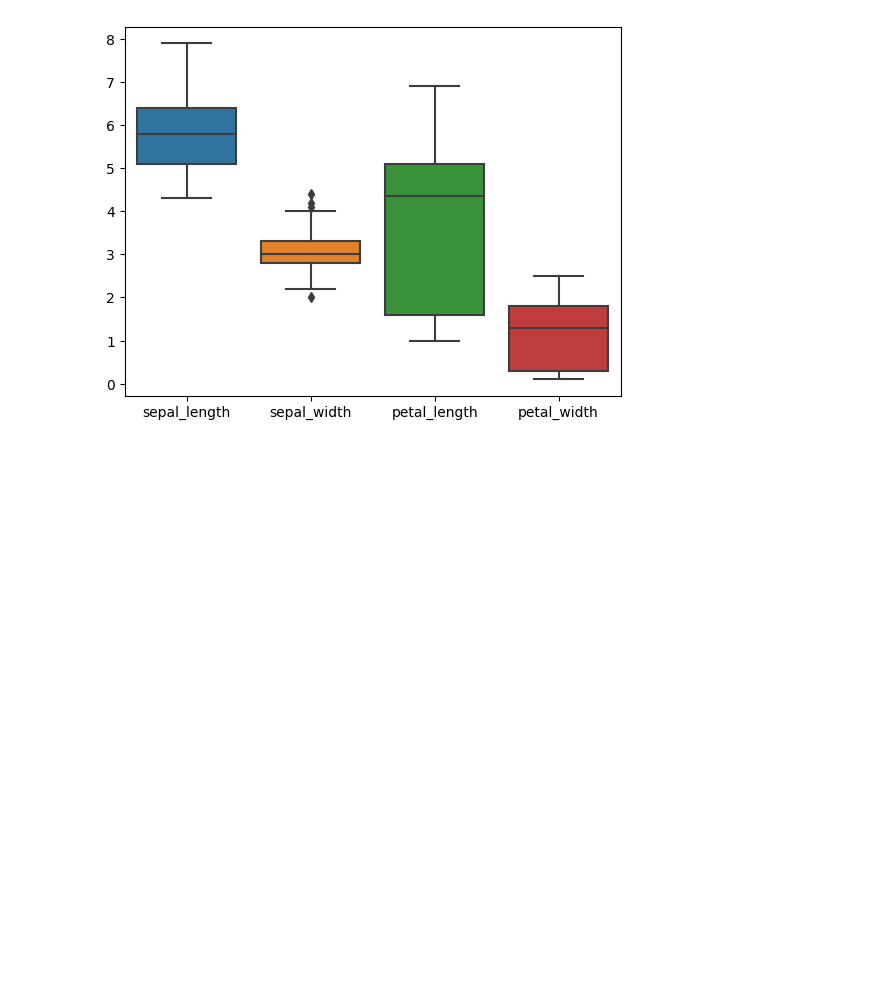
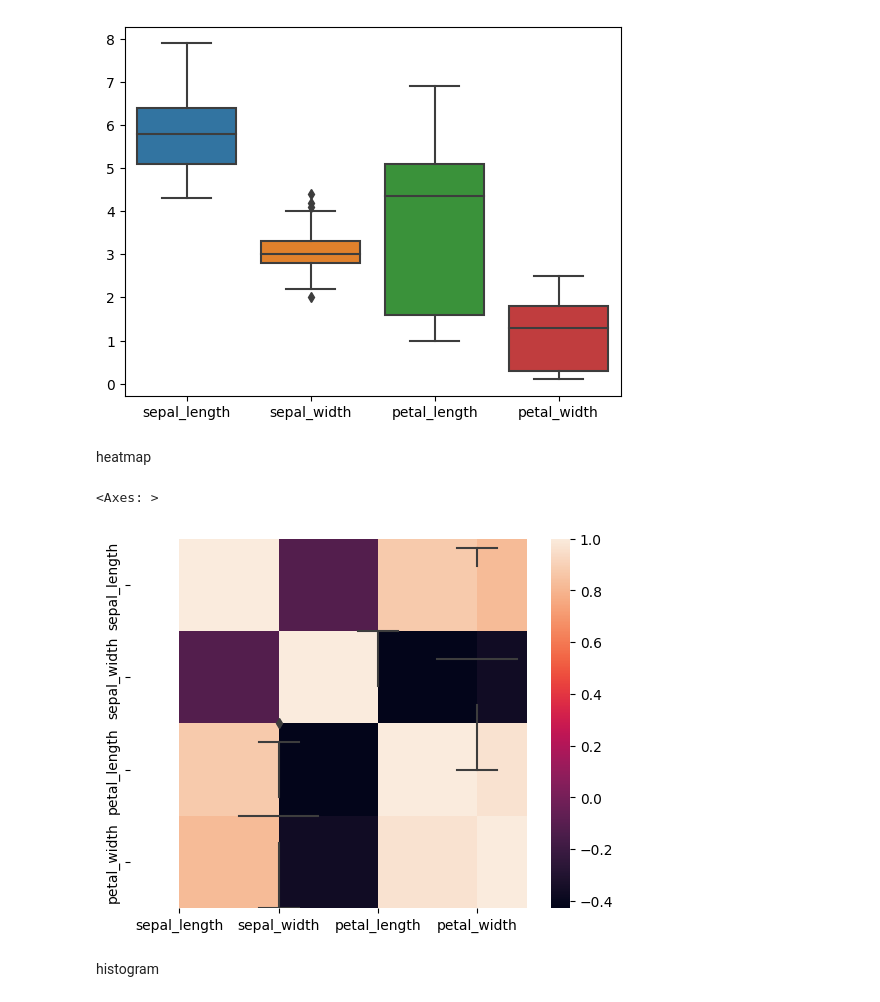
Before and after one commit to pranavps1/Data-visualisation, a Jupyter notebook: Untitled1.ipynb, the cells around one changed output. Saved outputs shown, nothing was run; the diff lists cells and outputs as text; code cells hidden in the pictures; blank space fills up the shorter version.

```diff
--- a/Untitled1.ipynb
+++ b/Untitled1.ipynb
@@ -47,3 +47,15 @@ sns.boxplot(data=iris)
 # %% [output]
 <Axes: >
 [figure]
+# %% [markdown]
+heatmap
+# %%
+corr=iris.corr()
+# %%
+sns.heatmap(corr)
+sns.boxplot(data=iris)
+# %% [output]
+<Axes: >
+[figure, added]
+# %% [markdown]
+histogram
```
Also changed, not shown: parts of 6 cells of this notebook.
